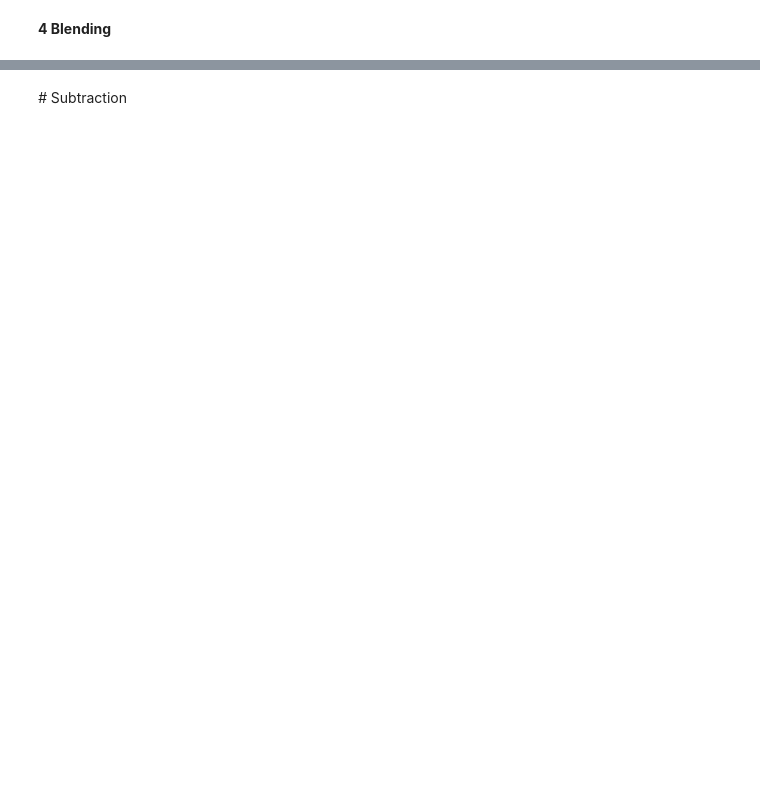
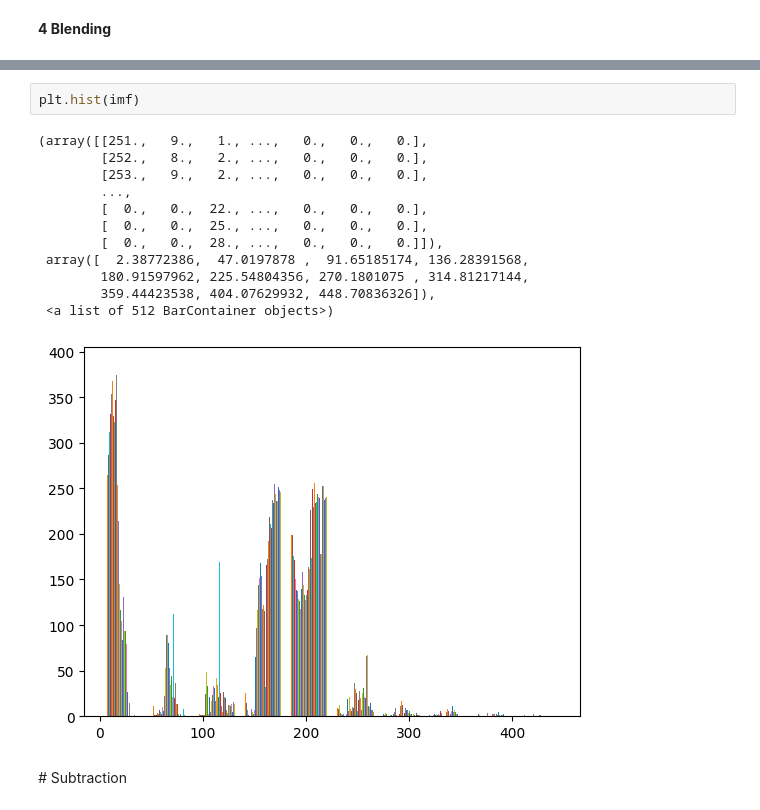
Before and after one commit to ishanyaa/ImageProcessingCSC8628, a Jupyter notebook: image_transformation_1.ipynb, the cells around one changed output, grey strips where cells are left out. Saved outputs shown, nothing was run; the diff lists cells and outputs as text; blank space fills up the shorter version.

```diff
--- a/image_transformation_1.ipynb
+++ b/image_transformation_1.ipynb
@@ -114,2 +209,17 @@ plt.clim(0, 255)
+# %%
+plt.hist(imf)
+# %% [output]
+(array([[251.,   9.,   1., ...,   0.,   0.,   0.],
+        [252.,   8.,   2., ...,   0.,   0.,   0.],
+        [253.,   9.,   2., ...,   0.,   0.,   0.],
+        ...,
+        [  0.,   0.,  22., ...,   0.,   0.,   0.],
+        [  0.,   0.,  25., ...,   0.,   0.,   0.],
+        [  0.,   0.,  28., ...,   0.,   0.,   0.]]),
+ array([  2.38772386,  47.0197878 ,  91.65185174, 136.28391568,
+        180.91597962, 225.54804356, 270.1801075 , 314.81217144,
+        359.44423538, 404.07629932, 448.70836326]),
+ <a list of 512 BarContainer objects>)
+[figure, added]
 # %% [markdown]
 *#* Subtraction
```
Also changed, not shown: parts of 20 cells of this notebook.
